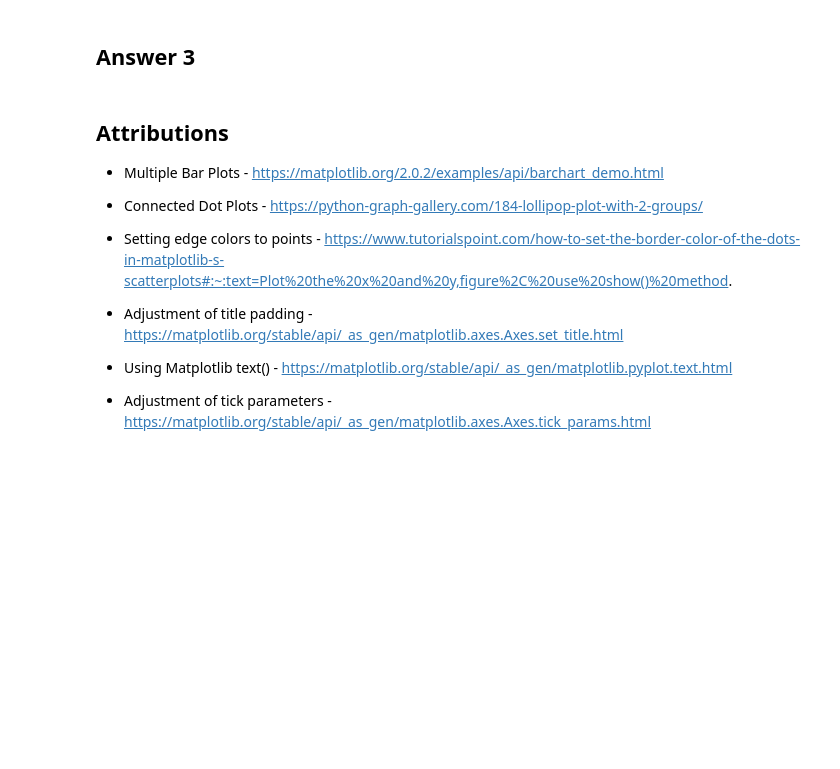
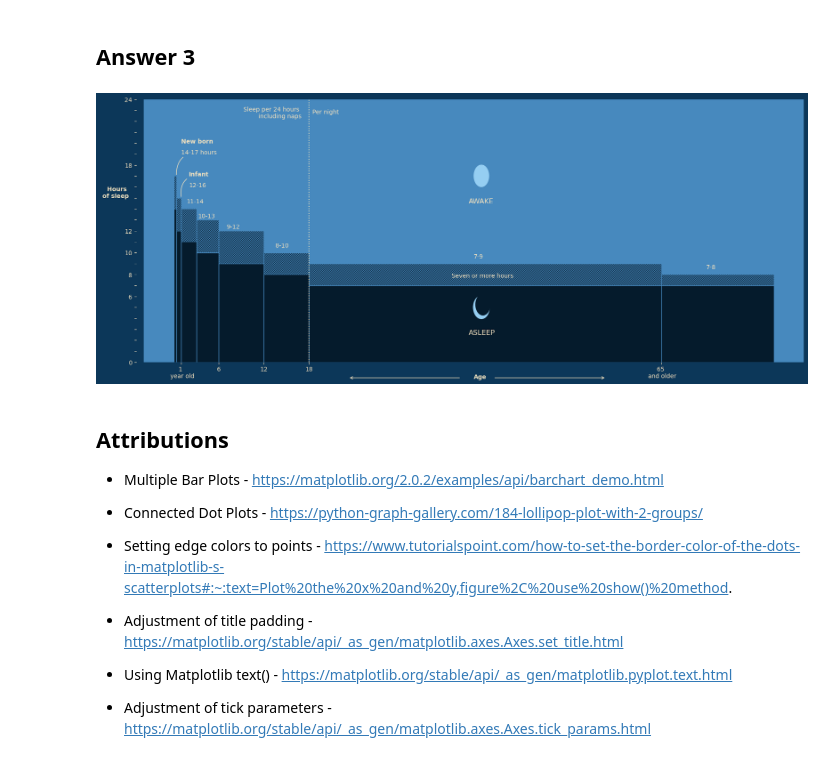
Before and after one commit to pranavarora1895/advanced-data-visualization, a Jupyter notebook: Assignment 2/COMP6934_Assignment_2.ipynb, the cells around one changed output. Drawn from its saved outputs; the diff is of its cells as text; code cells hidden in the pictures; blank space fills up the shorter version.

```diff
--- a/Assignment 2/COMP6934_Assignment_2.ipynb
+++ b/Assignment 2/COMP6934_Assignment_2.ipynb
@@ -135,3 +133,80 @@ Text(0.5, 1.0, "National Sleep Foundation's recommended hours of sleep")
+# %%
+df = df.sort_values(by='Min age')
+df['Max age'] = df['Max age'].fillna(80)
+df.at[7, 'Min age'] = 18.0
+fig, ax = plt.subplots(figsize=(20,8))
+
+min_age = df['Min age']
+max_age = df['Max age']
+bin_widths = [max_age[i] - min_age[i] for i in range(len(min_age))]
+
+ax.bar(df['Min age'], df['Recommended upper'], align='edge', width=bin_widths,edgecolor=BLUE_MEDIUM, color=BLUE_DARKEST, hatch="/////////")
+ax.bar(df['Min age'], df['Recommended lower'], align='edge',width=bin_widths, edgecolor=BLUE_MEDIUM, color=BLUE_DARKEST)
+
+ax.tick_params(axis='both', colors=OCHRE_LIGHT)
+
+custom_xticks = [1, 6, 12, 18, 65]
+custom_xticks_labels = ['1 \n year old', 6, 12, 18, '65 \n and older']
+ax.set_xticks(custom_xticks)
+ax.set_xticklabels(custom_xticks_labels, color=OCHRE_LIGHT)
+
+custom_yticks = [0,'','','','','',6,'', 8,'', 10,'', 12,'','','','','', 18,'','','','','', 24]
+ax.set_yticks(np.arange(0, 25), labels=custom_yticks, color=OCHRE_LIGHT)
+ax.spines[:].set_visible(False)
+
+ax.axvline(18.0, color=OCHRE_LIGHT, linestyle=':')
+
+# Defining custom legend
+ax.text(-6,15,'Hours \n of sleep', color=OCHRE_LIGHT, horizontalalignment='right', fontweight='bold', fontsize='medium')
+
+
+ax.text(39.3,2.5,'ASLEEP', color=OCHRE_LIGHT, fontsize='large')
+ax.text(39.3,14.5,'AWAKE', color=OCHRE_LIGHT, fontsize='large')
+
+
+ax.text(17, 22.3,'Sleep per 24 hours \n including naps', color=OCHRE_LIGHT, fontsize='medium', horizontalalignment='right')
+ax.text(22, 22.7,'Per night', color=OCHRE_LIGHT, fontsize='medium', horizontalalignment='right')
+
+
+
+ax.text(37, 7.75,'Seven or more hours', color=OCHRE_LIGHT)
+
+ax.annotate('New born', xy=(0.33,17),xytext=(1,20), fontsize='medium', fontweight='bold', color=OCHRE_LIGHT)
+ax.annotate('14-17 hours', xy=(0.33,17),xytext=(1,19), arrowprops=dict(arrowstyle='-', connectionstyle='arc3,rad=.5',color=OCHRE_LIGHT), fontsize='medium', color=OCHRE_LIGHT)
+ax.annotate('Infant', xy=(1,15),xytext=(2,17), arrowprops=dict(arrowstyle='-', connectionstyle='arc3,rad=.5',color=OCHRE_LIGHT), fontsize='medium', fontweight='bold', color=OCHRE_LIGHT)
+ax.annotate('12-16', xy=(1,15),xytext=(2,16), fontsize='medium', color=OCHRE_LIGHT)
+ax.annotate('11-14', xy=(3,14),xytext=(1.7,14.5), fontsize='medium', color=OCHRE_LIGHT)
+ax.annotate('10-13', xy=(6,13),xytext=(3.2,13.2), fontsize='medium', color=OCHRE_LIGHT)
+ax.annotate('9-12', xy=(12,12),xytext=(7,12.2), fontsize='medium', color=OCHRE_LIGHT)
+ax.annotate('8-10', xy=(18,10),xytext=(13.5,10.5), fontsize='medium', color=OCHRE_LIGHT)
+ax.annotate('7-9', xy=(65,9),xytext=(40,9.5), fontsize='medium', color=OCHRE_LIGHT)
+ax.annotate('7-8', xy=(80,8),xytext=(71,8.5), fontsize='medium', color=OCHRE_LIGHT)
+
+ax.text(40,-1.5,'Age', color=OCHRE_LIGHT, fontweight='bold')
+
+
+fig.set_facecolor(BLUE_DARK)
+ax.set_facecolor(BLUE_MEDIUM)
+
+ax.annotate('', xy=(0.53, -0.06), xycoords='axes fraction', xytext=(0.7, -0.06),
+arrowprops=dict(arrowstyle="<-", color=OCHRE_LIGHT))
+ax.annotate('', xy=(0.48, -0.06), xycoords='axes fraction', xytext=(0.31, -0.06),
+arrowprops=dict(arrowstyle="<-", color=OCHRE_LIGHT))
+
+
+sun = plt.Circle((41, 17), 1, color=BLUE_LIGHTEST, linewidth=1)
+ax.add_patch(sun)
+
+moon = plt.Circle((41, 5), 1, color=BLUE_LIGHTEST, linewidth=3)
+ax.add_patch(moon)
+crescent = plt.Circle((41.2, 5.25), 0.97, color=BLUE_DARKEST)
+ax.add_patch(crescent)
+
+ax.spines.left.set_position(('data', -5))
+
+plt.show()
+# %% [output]
+[figure, added]
 # %% [markdown]
 ## Attributions
 
```
Also changed, not shown: parts of 1 cell of this notebook, 1 other file.
